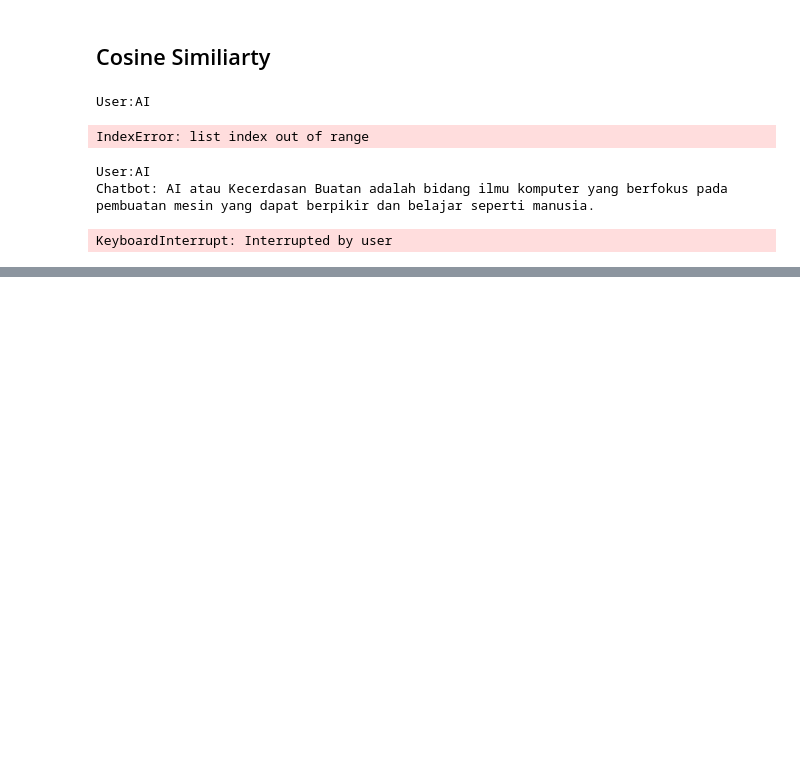
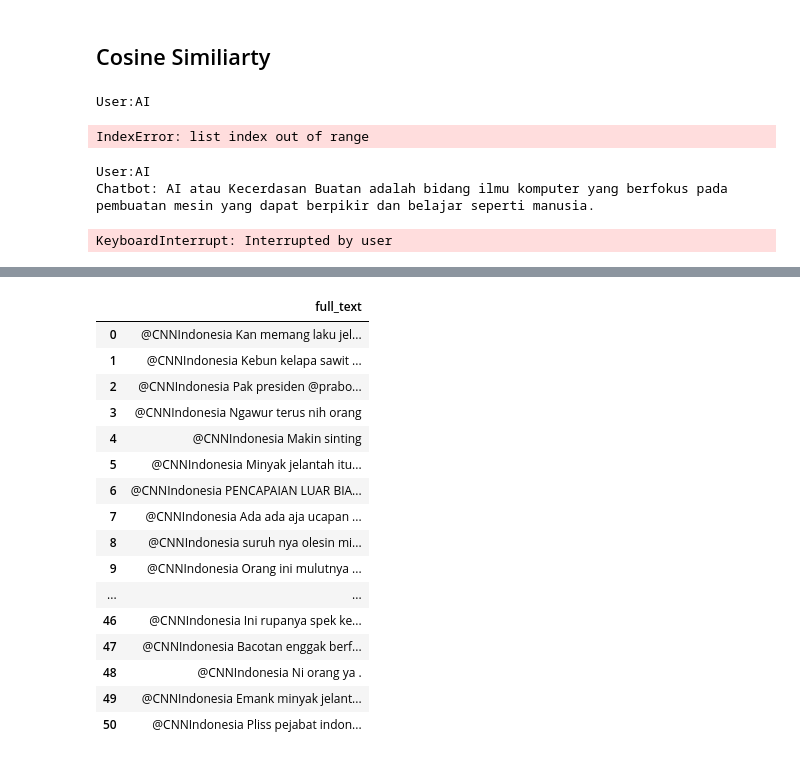
Before and after one commit to wayaadhyasta/Natural-Language-Processing-Udemy-Bisaai, a Jupyter notebook: NLP(UDEMY).ipynb, the cells around one changed output, grey strips where cells are left out. Drawn from its saved outputs; the diff is of its cells as text; code cells hidden in the pictures; blank space fills up the shorter version.

```diff
--- a/NLP(UDEMY).ipynb
+++ b/NLP(UDEMY).ipynb
@@ -862,0 +894,21 @@ pertanyaan = [
+# %%
+komentar = komentar[['full_text']]
+komentar
+# %% [output]
+|  | full_text |
+| 0 | @CNNIndonesia Kan memang laku jel... |
+| 1 | @CNNIndonesia Kebun kelapa sawit ... |
+| 2 | @CNNIndonesia Pak presiden @prabo... |
+| 3 | @CNNIndonesia Ngawur terus nih orang |
+| 4 | @CNNIndonesia Makin sinting |
+| 5 | @CNNIndonesia Minyak jelantah itu... |
+| 6 | @CNNIndonesia PENCAPAIAN LUAR BIA... |
+| 7 | @CNNIndonesia Ada ada aja ucapan ... |
+| 8 | @CNNIndonesia suruh nya olesin mi... |
+| 9 | @CNNIndonesia Orang ini mulutnya ... |
+| ... | ... |
+| 46 | @CNNIndonesia Ini rupanya spek ke... |
+| 47 | @CNNIndonesia Bacotan enggak berf... |
+| 48 | @CNNIndonesia Ni orang ya . |
+| 49 | @CNNIndonesia Emank minyak jelant... |
+| 50 | @CNNIndonesia Pliss pejabat indon... |
```
Also changed, not shown: parts of 9 cells of this notebook.
